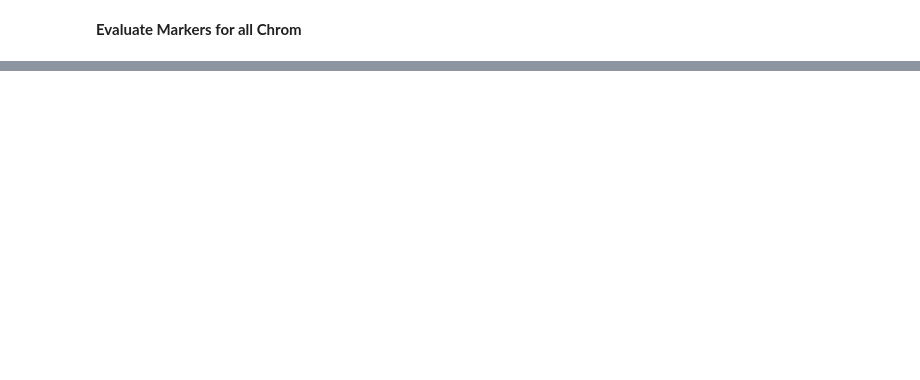
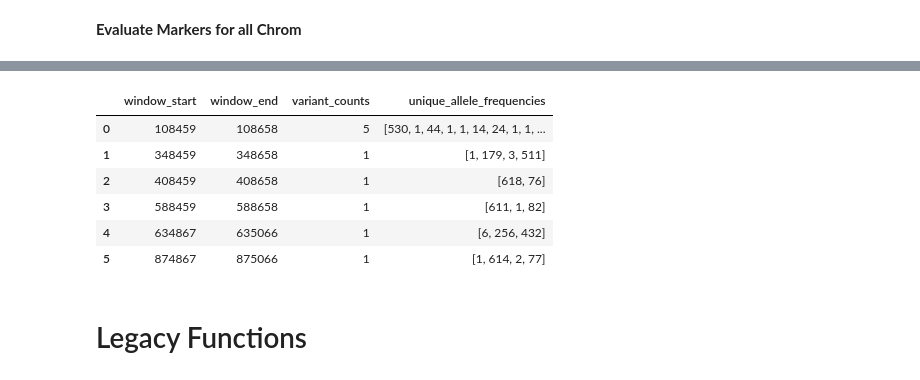
Before and after one commit to malariagen/pv-muhap, a Jupyter notebook: notebooks/marker_optimisation.ipynb, the cells around one changed output, grey strips where cells are left out. Cells and saved outputs as stored; diff of their text form; code cells hidden in the pictures; blank space fills up the shorter version.

```diff
--- a/notebooks/marker_optimisation.ipynb
+++ b/notebooks/marker_optimisation.ipynb
@@ -360,0 +386,2 @@ df
+# %%
+PvP01_02_v1_df = PvP01_02_v1_df.dropna()
@@ -496,0 +506,38 @@ def calculate_stats(variant_dataset, window_length, step):
+# %%
+def evaluate_marker_options(variant_dataset, chrom, region_df, window_length=200, step=60000):
+
+    # Filter variants to chromosome and set index
+    variant_dataset = filter_variants(variant_dataset, 'variant_chrom', chrom)
+    variant_dataset = variant_dataset.set_index(variants="variant_position", samples="sample_id")
+
+    # Find core region boundaries for chromosome
+    core_region_df = region_df.loc[(region_df.chrom == chrom) & (region_df.name == 'Core')]
+
+    biallelic_counts = []
+    unique_allele_frequencies = []
+    window_start = []
+    window_end = []
+    variant_counts = []
+
+    # For each region
+    for index, row in core_region_df.iterrows():
+        print(f'starting sliding window for region: {row.chromStart}-{row.chromEnd}')
+
+        # Restrict variants to region
+        variant_dataset_region = variant_dataset.sel(variants=slice(row.chromStart, row.chromEnd))
+
+        # STATS
+        n_variants, allele_counts, windows = calculate_stats(variant_dataset_region, window_length, step)
+
+        # Concatenate results
+        window_start = window_start + list(windows[:,0])
+        window_end = window_end + list(windows[:,1])
+        variant_counts = variant_counts + list(n_variants)
+        unique_allele_frequencies = unique_allele_frequencies + list(allele_counts)
+
+    return variant_counts, unique_allele_frequencies, window_start, window_end
+# %%
+%%time
+variant_counts, unique_allele_frequencies, window_start, window_end=evaluate_marker_options(variant_dataset_filtered,
+                                                                                              'PvP01_03_v1',
+                                                                                              pv4_regions)
@@ -496,0 +562,15 @@ def calculate_stats(variant_dataset, window_length, step):
+# %%
+PvP01_02_v1_df = pd.DataFrame(data={'window_start':window_start,'window_end':window_end,
+                                    'variant_counts':variant_counts,
+                                    'unique_allele_frequencies':unique_allele_frequencies})
+PvP01_02_v1_df
+# %% [output]
+|  | window_start | window_end | variant_counts | unique_allele_frequencies |
+| 0 | 108459 | 108658 | 5 | [530, 1, 44, 1, 1, 14, 24, 1, 1, ... |
+| 1 | 348459 | 348658 | 1 | [1, 179, 3, 511] |
+| 2 | 408459 | 408658 | 1 | [618, 76] |
+| 3 | 588459 | 588658 | 1 | [611, 1, 82] |
+| 4 | 634867 | 635066 | 1 | [6, 256, 432] |
+| 5 | 874867 | 875066 | 1 | [1, 614, 2, 77] |
+# %% [markdown]
+# Legacy Functions
```
Also changed, not shown: parts of 67 cells of this notebook.
